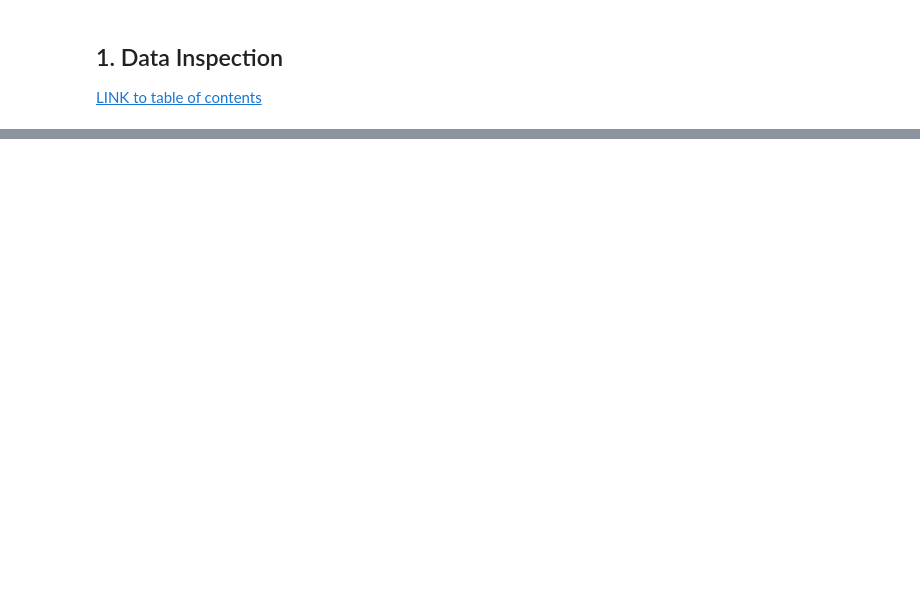
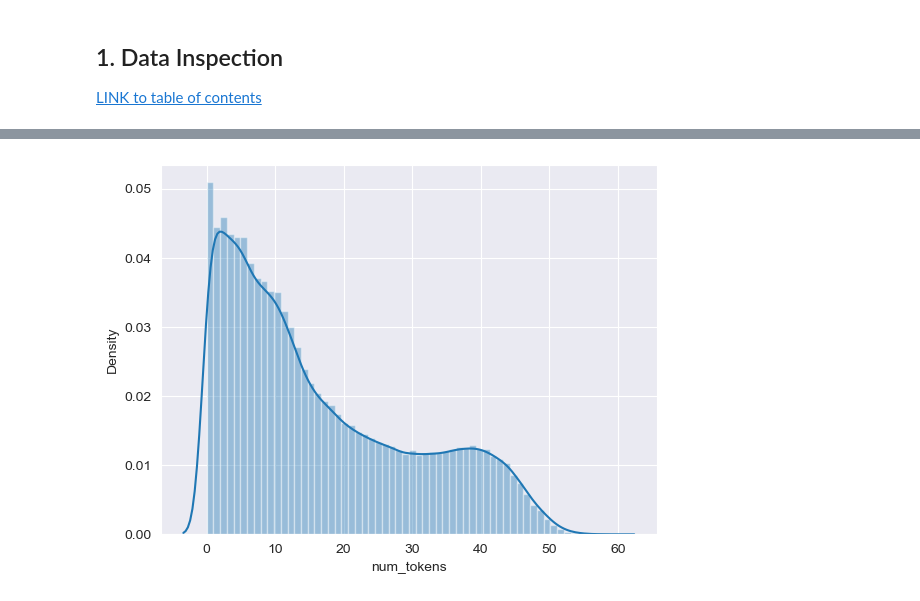
Before and after one commit to Ioana-P/twitter_topic_and_sentiment_tracking, a Jupyter notebook: 4. data_cleaning.ipynb, the cells around one changed output, grey strips where cells are left out. Cells and saved outputs as stored; diff of their text form; code cells hidden in the pictures; blank space fills up the shorter version.

```diff
--- a/4. data_cleaning.ipynb
+++ b/4. data_cleaning.ipynb
@@ -184,0 +184,4 @@ df.to_csv('data/clean/clean_display_data.csv')
+# %%
+clean_display_txt = clean_display.dropna(subset=['clean_tweet_text'])
+clean_display_txt['num_tokens'] = clean_display_txt['clean_tweet_text'].apply(lambda x: len(fn.tokenizer.tokenize(x)))
+clean_display_txt['len_text'] = clean_display_txt['clean_tweet_text'].apply(lambda x: len(x))
@@ -184,0 +199,7 @@ df.to_csv('data/clean/clean_display_data.csv')
+# %%
+import matplotlib.pyplot as plt
+import seaborn as sns
+sns.distplot(clean_display_txt.num_tokens, bins= clean_display_txt.num_tokens.nunique());
+plt.show()
+# %% [output]
+[figure, added]
```
Also changed, not shown: parts of 64 cells of this notebook, 8 other files.
